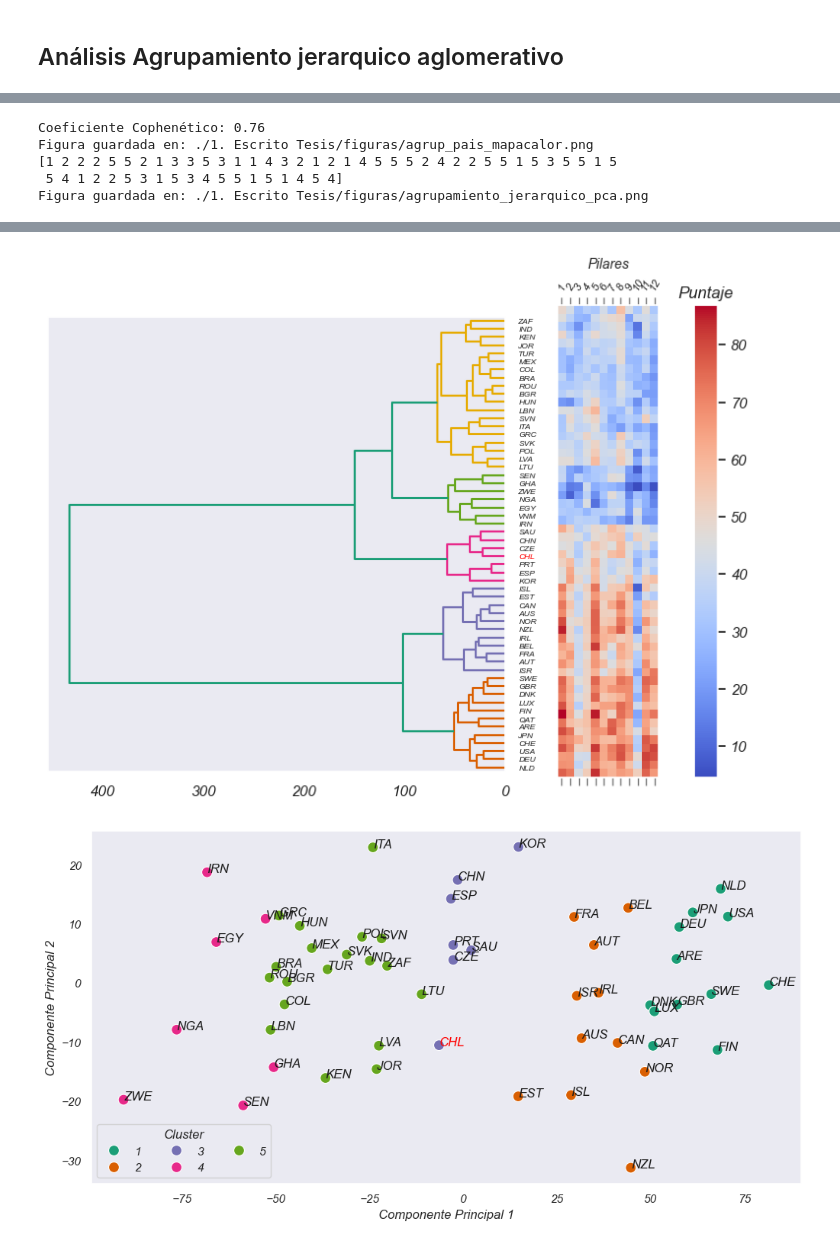
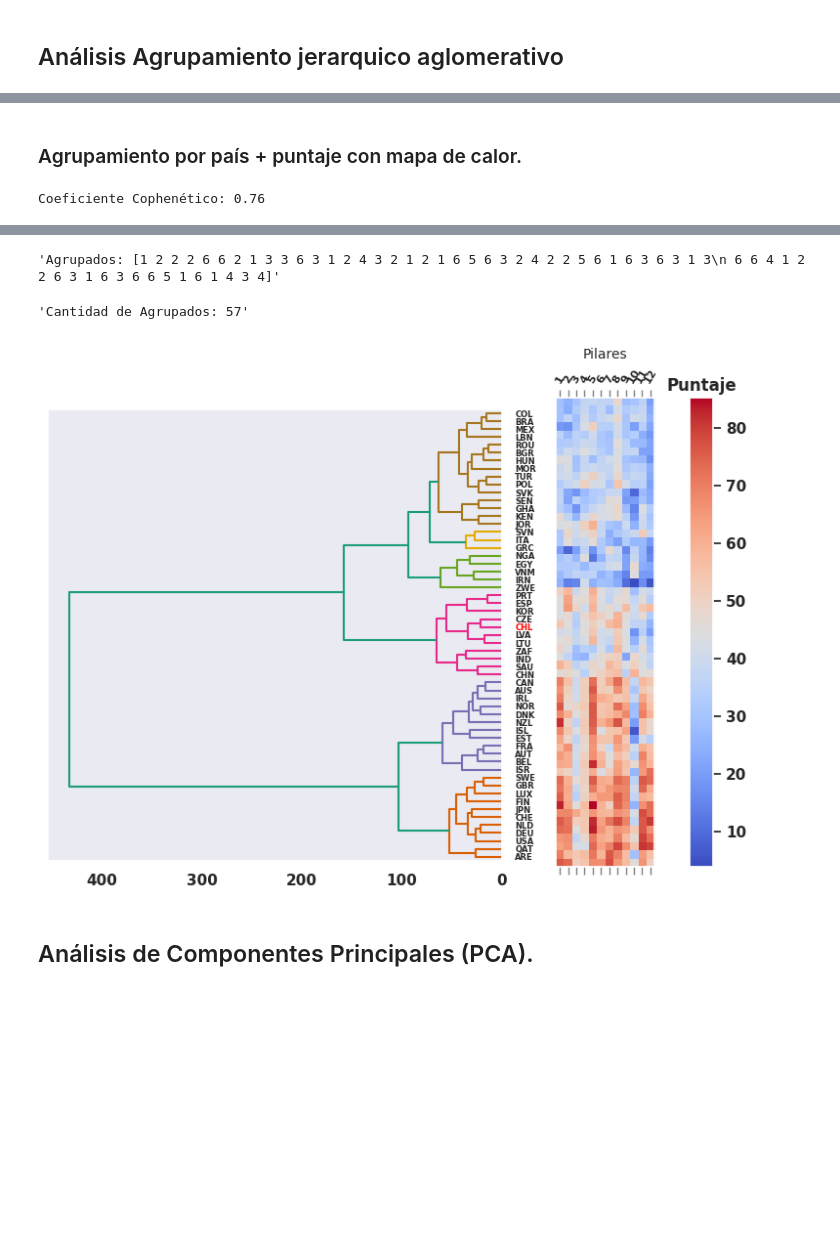
Before and after one commit to Arustico/GCI-Data-Analisis, a Jupyter notebook: notebooks/analisis_indices_wef.ipynb, the cells around one changed output, grey strips where cells are left out. Cells and saved outputs as stored; diff of their text form; code cells hidden in the pictures; blank space fills up the shorter version.

```diff
--- a/notebooks/analisis_indices_wef.ipynb
+++ b/notebooks/analisis_indices_wef.ipynb
@@ -789,3 +795,5 @@ Figura guardada en: ./1. Escrito Tesis/figuras/agrupamiento_jerarquico_año.png
+# %% [markdown]
+### Agrupamiento por país + puntaje con mapa de calor.
 # %%
 from scipy.cluster.hierarchy import linkage, dendrogram, cophenet
 from scipy.spatial.distance import pdist
@@ -840,35 +848,7 @@ max_distance = 70
 clusters = fcluster(row_clusters, max_distance, criterion='distance')
 
 # Print the cluster assignments
-print(clusters)
-len(clusters)
-
-# Ploteo: reducción de dimensionalidad
-from sklearn.decomposition import PCA
-pca = PCA(n_components=2)
-pca_result = pca.fit_transform(aux)
-explained_variance = pca.explained_variance_ratio_
-explained_variance
-
-aux_to_plot = pd.DataFrame(pca_result,columns=["PC1","PC2"])
-aux_to_plot["cluster"] = clusters
-aux_to_plot.index = aux.index.tolist()
-
-fig,ax = pl.subplots(figsize=(12,6))
-sns.scatterplot(data=aux_to_plot,x="PC1",y="PC2",s=100,hue="cluster",ax=ax,palette="Dark2")
-ax.set_xlabel("Componente Principal 1")
-ax.set_ylabel("Componente Principal 2")
-ax.legend(ncols=3,title="Cluster",loc="best")
-
-for row,col in aux_to_plot.iterrows():
-  c = "k"
-  if row=="CHL":c="red"
-  ax.text(col["PC1"],col["PC2"],row,color=c)
-
-bipl.savefig(fig,"agrupamiento_jerarquico_pca")
+display(f"Agrupados: {clusters}")
+display(f"Cantidad de Agrupados: {len(clusters)}")
 # %% [output]
 Coeficiente Cophenético: 0.76
-Figura guardada en: ./1. Escrito Tesis/figuras/agrup_pais_mapacalor.png
-[1 2 2 2 5 5 2 1 3 3 5 3 1 1 4 3 2 1 2 1 4 5 5 5 2 4 2 2 5 5 1 5 3 5 5 1 5
- 5 4 1 2 2 5 3 1 5 3 4 5 5 1 5 1 4 5 4]
-Figura guardada en: ./1. Escrito Tesis/figuras/agrupamiento_jerarquico_pca.png
@@ -875,2 +856,5 @@ Figura guardada en: ./1. Escrito Tesis/figuras/agrupamiento_jerarquico_pca.png
+'Agrupados: [1 2 2 2 6 6 2 1 3 3 6 3 1 2 4 3 2 1 2 1 6 5 6 3 2 4 2 2 5 6 1 6 3 6 3 1 3\n 6 6 4 1 2 2 6 3 1 6 3 6 6 5 1 6 1 4 3 4]'
+'Cantidad de Agrupados: 57'
-[figure, old version]
+[figure, new version]
-[figure, removed]
+# %% [markdown]
+## Análisis de Componentes Principales (PCA).
```
Also changed, not shown: parts of 15 cells of this notebook, 22 other files.
